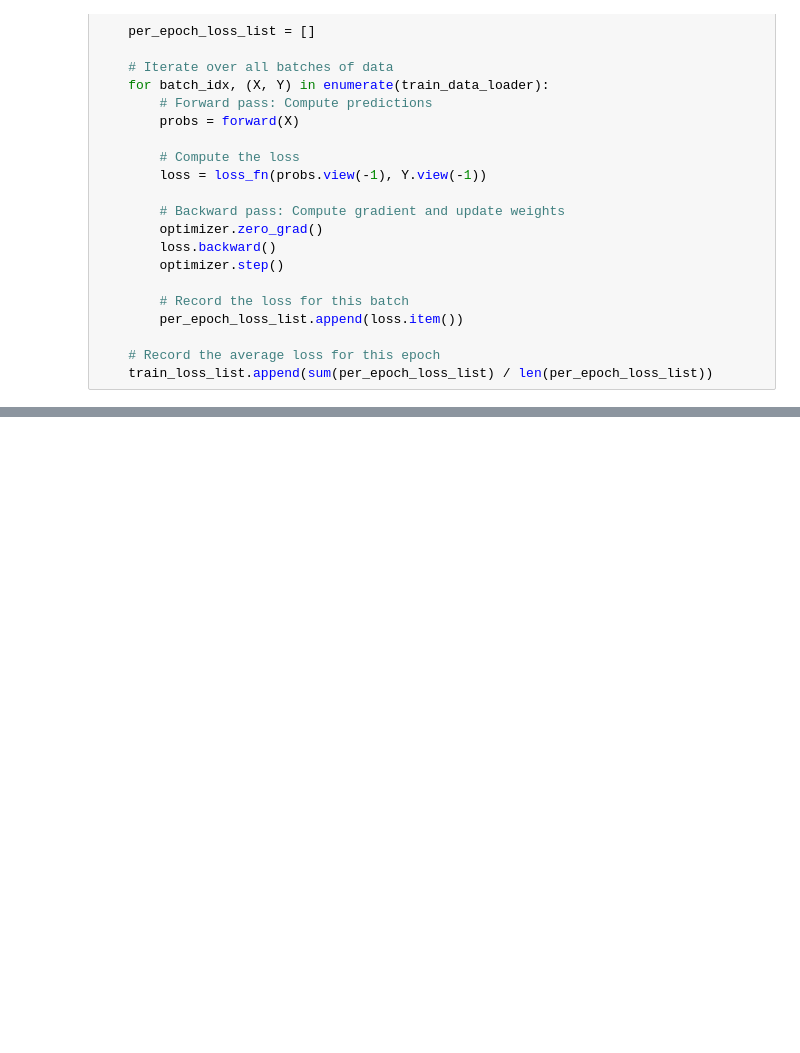
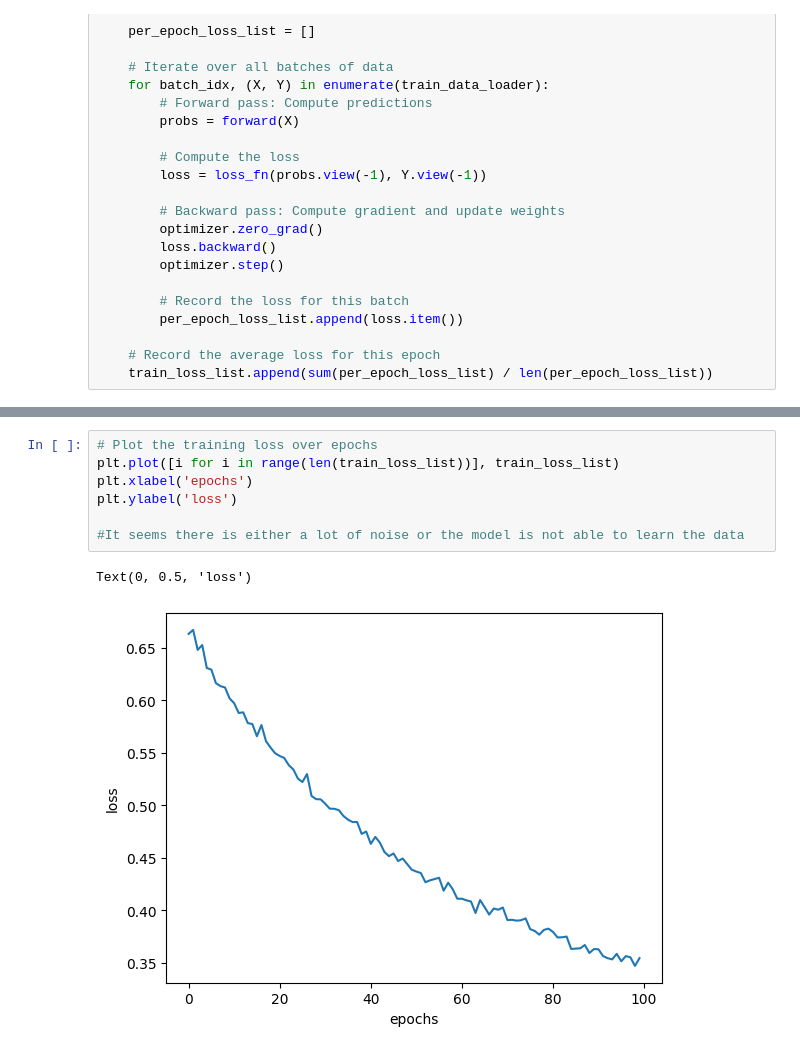
Before and after one commit to cqylin/group3-datathon3, a Jupyter notebook: Final_Code_Group3_Datathon_3.ipynb, the cells around one changed output, grey strips where cells are left out. Drawn from its saved outputs; the diff is of its cells as text; blank space fills up the shorter version.

```diff
--- a/Final_Code_Group3_Datathon_3.ipynb
+++ b/Final_Code_Group3_Datathon_3.ipynb
@@ -1102,0 +1546,10 @@ Text(0, 0.5, 'accuracy')
+# %%
+# Plot the training loss over epochs
+plt.plot([i for i in range(len(train_loss_list))], train_loss_list)
+plt.xlabel('epochs')
+plt.ylabel('loss')
+
+#It seems there is either a lot of noise or the model is not able to learn the data
+# %% [output]
+Text(0, 0.5, 'loss')
+[figure, added]
```
Also changed, not shown: parts of 16 cells of this notebook.
